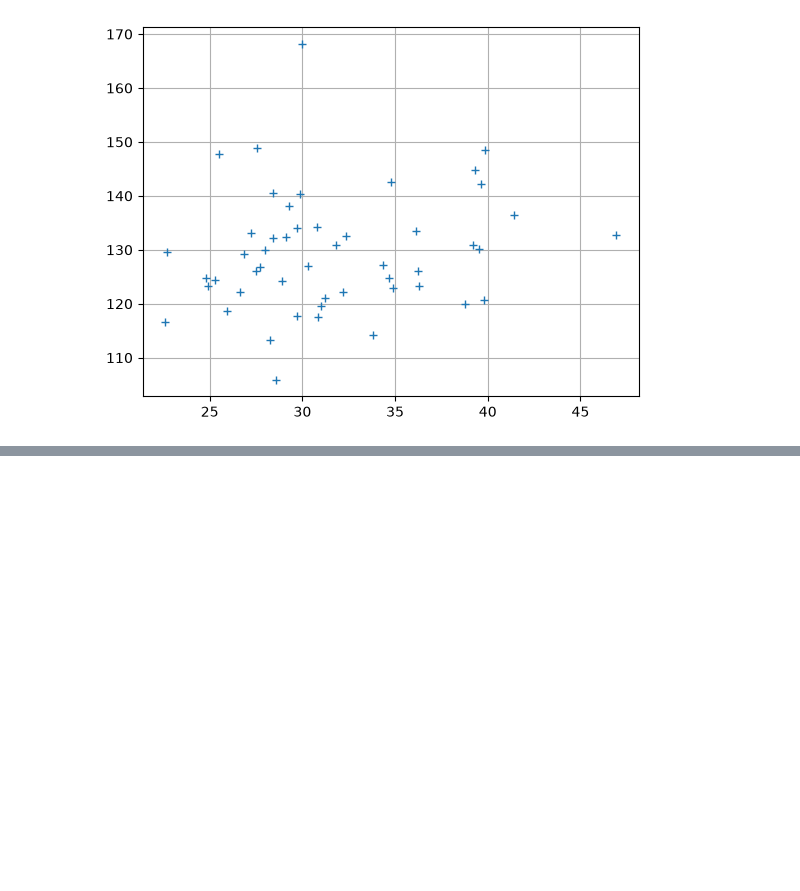
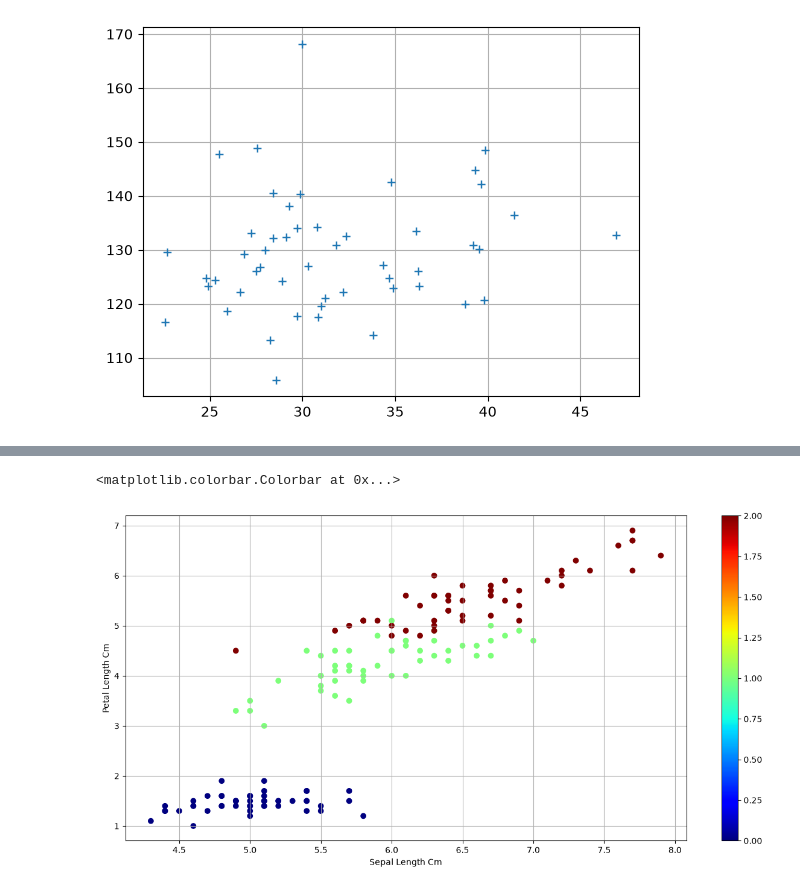
Before and after one commit to pranavwadatkar785-creator/structured-learning, a Jupyter notebook: matpotlibbb/scatter plot.ipynb, the cells around one changed output, grey strips where cells are left out. Cells and saved outputs as stored; diff of their text form; code cells hidden in the pictures; blank space fills up the shorter version.

```diff
--- a/matpotlibbb/scatter plot.ipynb
+++ b/matpotlibbb/scatter plot.ipynb
@@ -31,3 +31,7 @@ plt.grid()
 # %% [output]
 [figure]
 [figure]
+# %%
+#colored scatter plot
+iris = pd.read_csv(r"C:\Users\Pranav Wadatkar\Desktop\Python\structured-learning\data\matplot\iris.csv")
+iris.sample(7)
@@ -33,0 +47,12 @@ plt.grid()
+# %%
+iris["Species"] = iris["Species"].replace({"Iris-setosa":0,"Iris-versicolor":1,"Iris-virginica":2})
+
+plt.figure(figsize=(15,7))
+plt.grid()
+plt.scatter(iris["SepalLengthCm"],iris["PetalLengthCm"],c=iris["Species"],cmap="jet")
+plt.xlabel("Sepal Length Cm")
+plt.ylabel("Petal Length Cm")
+plt.colorbar()
+# %% [output]
+<matplotlib.colorbar.Colorbar at 0x...>
+[figure, added]
```
Also changed, not shown: parts of 6 cells of this notebook, 1 other file.
